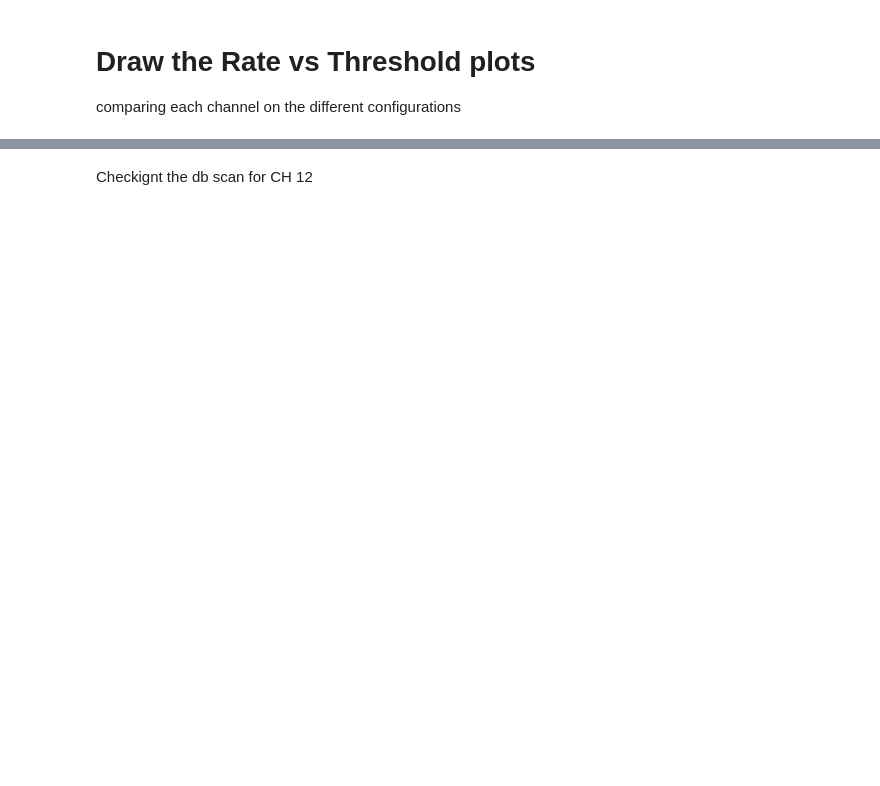
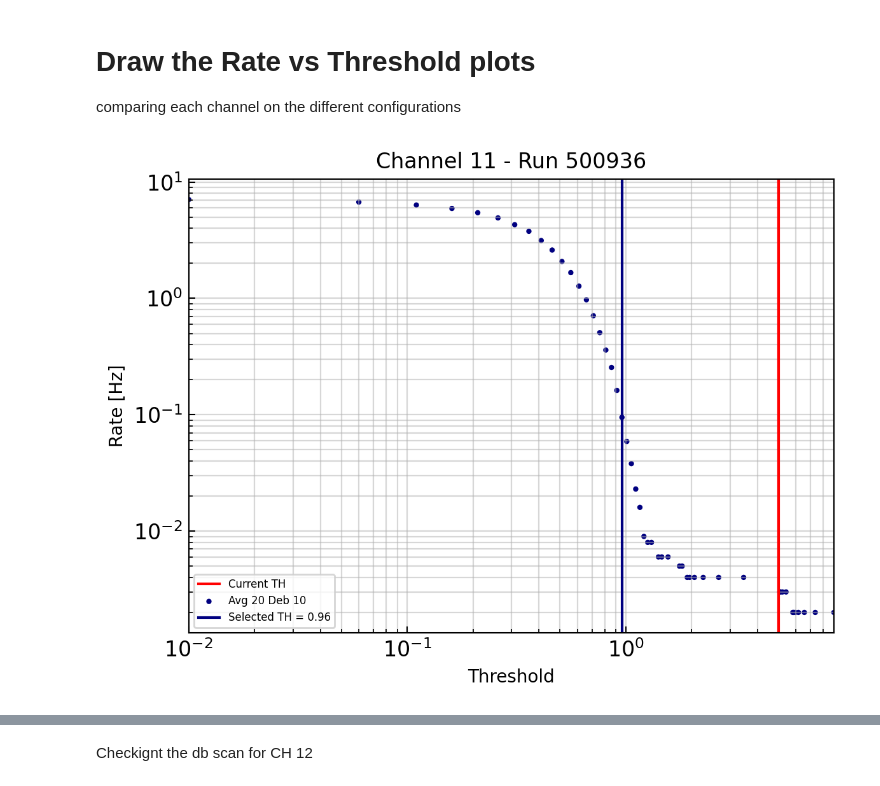
Before and after one commit to berettam/TriggerScan, a Jupyter notebook: CheckingThresholdScan.ipynb, the cells around one changed output, grey strips where cells are left out. Saved outputs shown, nothing was run; the diff lists cells and outputs as text; code cells hidden in the pictures; blank space fills up the shorter version.

Commit message:
Adding automatic threshold selection. Needs to be customized by hand

```diff
--- a/CheckingThresholdScan.ipynb
+++ b/CheckingThresholdScan.ipynb
@@ -40,2 +53,19 @@ sb[950040] = pd.read_csv('H:/My Drive/2023_CCVRUSA_LSC/Analysis/SettingsBasket/s
+# %%
+sb = {}
+sb[500904] = pd.read_csv('/data/users/berettam/DianaHallC/SettingsBaskets/sb261.csv').sort_values('id')
+sb[500909] = pd.read_csv('/data/users/berettam/DianaHallC/SettingsBaskets/sb261.csv').sort_values('id')
+sb[500911] = pd.read_csv('/data/users/berettam/DianaHallC/SettingsBaskets/sb261.csv').sort_values('id')
+sb[500913] = pd.read_csv('/data/users/berettam/DianaHallC/SettingsBaskets/sb261.csv').sort_values('id')
+sb[500915] = pd.read_csv('/data/users/berettam/DianaHallC/SettingsBaskets/sb261.csv').sort_values('id')
+sb[500918] = pd.read_csv('/data/users/berettam/DianaHallC/SettingsBaskets/sb261.csv').sort_values('id')
+sb[500923] = pd.read_csv('/data/users/berettam/DianaHallC/SettingsBaskets/sb263.csv').sort_values('id')
+sb[500936] = pd.read_csv('/data/users/berettam/DianaHallC/SettingsBaskets/sb266.csv').sort_values('id')
+sb[500939] = pd.read_csv('/data/users/berettam/DianaHallC/SettingsBaskets/sb269.csv').sort_values('id')
+sb[500941] = pd.read_csv('/data/users/berettam/DianaHallC/SettingsBaskets/sb269.csv').sort_values('id')
+sb[500942] = pd.read_csv('/data/users/berettam/DianaHallC/SettingsBaskets/sb269.csv').sort_values('id')
+sb[500943] = pd.read_csv('/data/users/berettam/DianaHallC/SettingsBaskets/sb269.csv').sort_values('id')
 # %% [markdown]
 # Get Scans from TXT
+# %%
+Averages = [5]#[20]#[5]#[4]
+Debounce = [5]#[10]#[5]#[4]
@@ -101,0 +105,68 @@ for ch in [12]:#]AvailHDs: #[20]:# [10]:#
+# %%
+cmap = plt.colormaps.get_cmap('jet')
+markers = np.array([*plt.Line2D.markers.keys()])[2:-4]
+# %%
+for it,run in enumerate(Runs):
+  # Thresholdfile =  open(f'/data/users/berettam/DianaHallC/vibes/src/dev/TriggerParameters/AutoTrigParams_Run{run}.txt', 'w')
+  for ch in AvailLDs:#]AvailHDs: #[20]:# [10]:#
+    fig, ax = plt.subplots(1)
+    # figD, axD = plt.subplots(1)
+    #plot the current SB threshold
+    currth = sb[run][sb[run].id==ch]['deriv. trg threshold'].values[0]
+    ax.axvline(currth,color = "r",label = 'Current TH')
+    # axD.axvline(currth,color = "r",label = 'Current TH')
+
+    for navg ,Avg in enumerate(Averages):
+     for ndeb,Deb in enumerate(Debounce):
+
+      selsp = np.logical_and.reduce((np.equal(AllScans.Run.to_numpy(),run),
+                                     np.equal(AllScans.Channel,ch) ,
+                                     np.equal(AllScans.Debounce,Deb),
+                                     np.equal(AllScans.Average,Avg)))
+
+      if np.sum(selsp)>0:
+
+        ths = AllScans[selsp].THs.values[0]
+        rates = AllScans[selsp].Rates.values[0]
+
+        SelTH = ths[np.min(np.argwhere(np.less(rates,1/10)))]
+        # Thresholdfile.write(f"{ch} {int(Avg)} {SelTH} {int(Deb)}\n")
+        #plot
+        # print(f"{Deb}) {int((ndeb+1))} / {np.size(Debounce)}")
+        ax.scatter(ths,rates,
+                   color = cmap(navg/np.size(Averages)),
+                   marker=markers[int((ndeb))],linestyle='',
+                              label=f"Avg {Avg} Deb {Deb}",s = 4)
+
+        ax.axvline(SelTH,color = cmap(navg/np.size(Averages)),label = f'Selected TH = {SelTH:.2f}')
+        # axD.axvline(SelTH,color = cmap(navg/np.size(Averages)),label = 'Selected TH')
+
+        _,sel = np.unique(rates,return_index=True)
+        # axD.scatter(ths[sel][1:],np.diff(rates[sel]),
+        #            color = cmap(navg/np.size(Averages)),
+        #            marker=markers[int((ndeb+1)/np.size(Debounce))],linestyle='',
+        #                       label=f"Avg {Avg} Deb {Deb}",s = 4)
+
+
+
+        # ax.axvspan(currth, currth, facecolor='r', alpha=1,label = 'Current TH')
+    ax.set( yscale='log',
+            xscale='log',
+            xlabel = 'Threshold',
+            ylabel = 'Rate [Hz]',
+            title = f'Channel {ch} - Run {run}', # + CHNameMap[ch],
+            xlim = [np.min(ths),np.max(ths)])#np.max(freqs)])np.min(ths)
+    # axD.set(yscale='log',xlabel = 'Diff Threshold',
+    #         ylabel = 'Rate [Hz]',
+    #         title = f'Channel {ch} - Run {run}', # + CHNameMap[ch],
+    #         xlim = [np.min(ths),np.max(ths)])#np.max(freqs)])np.min(ths)
+    ax.legend(loc='lower left',prop={'size': 6})
+    # axD.legend(loc='lower left',prop={'size': 6})
+
+    # ax.figure.savefig(OrPath+f'/Plots/Run{run}/Integral/IntegralThresholdScan_Run{run}_CH{ch}.png',dpi=600)
+    # axD.figure.savefig(OrPath+f'/Plots/Run{run}/Differential/DifferentialThresholdScan_Run{run}_CH{ch}.png',dpi=600)
+    # plt.close(fig)
+    # plt.close(figD)
+  # Thresholdfile.close()
+# %% [output]
+[figure, added]
```
Also changed, not shown: parts of 11 cells of this notebook.
